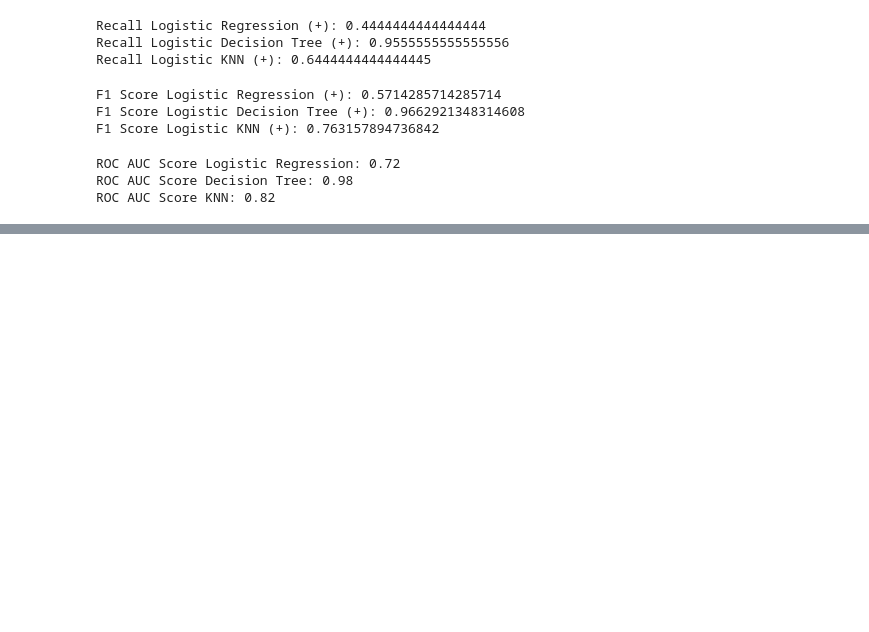
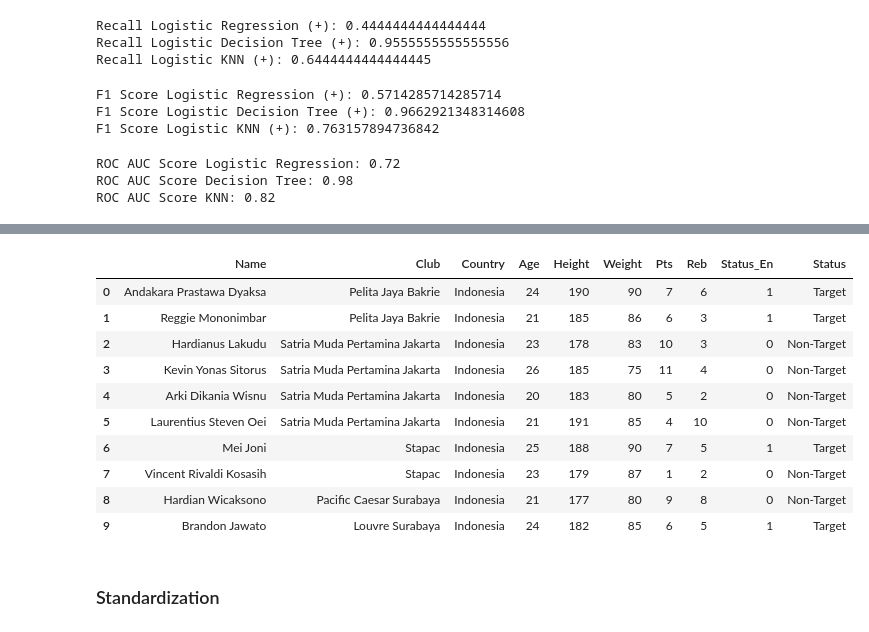
Before and after one commit to ksmrdn/Pemain_Basket, a Jupyter notebook: Classifier_BBall.ipynb, the cells around one changed output, grey strips where cells are left out. Saved outputs shown, nothing was run; the diff lists cells and outputs as text; code cells hidden in the pictures; blank space fills up the shorter version.

```diff
--- a/Classifier_BBall.ipynb
+++ b/Classifier_BBall.ipynb
@@ -597,0 +598,4 @@ ROC AUC Score KNN: 0.82
+# %%
+dfIBL = pd.read_excel('indo_players.xlsx')
+dfIBL = dfIBL.rename(columns={"Avg Points":"Pts","Avg Rebounds":"Reb"})
+dfIBL
@@ -597,0 +614,4 @@ ROC AUC Score KNN: 0.82
+# %%
+df_rekom = dfIBL[(dfIBL['Age']<=25)&(dfIBL['Height']>=180)&(dfIBL['Weight']<=90)&(dfIBL['Pts']>=6)&(dfIBL['Reb']>=3)]
+ind_rekom = df_rekom.index.tolist() #index yang masuk kriteria
+df_rekom #Ada 191 Pemain Target
@@ -597,0 +624,3 @@ ROC AUC Score KNN: 0.82
+# %%
+dfIBL['Status'] = ['Target' if i in ind_rekom else 'Non-Target' for i in range(len(dfIBL.index))]
+dfIBL
@@ -597,0 +639,22 @@ ROC AUC Score KNN: 0.82
+# %%
+### Labeling Target
+le = LabelEncoder()
+df_IBL = dfIBL #mau di drop kolom statusnya
+df_IBL['Status_En'] = le.fit_transform(df_IBL['Status']) ####0 bukan target, 1 target
+df_IBL = df_IBL.drop(["Status_en","Status"], axis=1)
+df_IBL['Status'] = dfIBL['Status']
+df_IBL
+# %% [output]
+|  | Name | Club | Country | Age | Height | Weight | Pts | Reb | Status_En | Status |
+| 0 | Andakara Prastawa Dyaksa | Pelita Jaya Bakrie | Indonesia | 24 | 190 | 90 | 7 | 6 | 1 | Target |
+| 1 | Reggie Mononimbar | Pelita Jaya Bakrie | Indonesia | 21 | 185 | 86 | 6 | 3 | 1 | Target |
+| 2 | Hardianus Lakudu | Satria Muda Pertamina Jakarta | Indonesia | 23 | 178 | 83 | 10 | 3 | 0 | Non-Target |
+| 3 | Kevin Yonas Sitorus | Satria Muda Pertamina Jakarta | Indonesia | 26 | 185 | 75 | 11 | 4 | 0 | Non-Target |
+| 4 | Arki Dikania Wisnu | Satria Muda Pertamina Jakarta | Indonesia | 20 | 183 | 80 | 5 | 2 | 0 | Non-Target |
+| 5 | Laurentius Steven Oei | Satria Muda Pertamina Jakarta | Indonesia | 21 | 191 | 85 | 4 | 10 | 0 | Non-Target |
+| 6 | Mei Joni | Stapac | Indonesia | 25 | 188 | 90 | 7 | 5 | 1 | Target |
+| 7 | Vincent Rivaldi Kosasih | Stapac | Indonesia | 23 | 179 | 87 | 1 | 2 | 0 | Non-Target |
+| 8 | Hardian Wicaksono | Pacific Caesar Surabaya | Indonesia | 21 | 177 | 80 | 9 | 8 | 0 | Non-Target |
+| 9 | Brandon Jawato | Louvre Surabaya | Indonesia | 24 | 182 | 85 | 6 | 5 | 1 | Target |
+# %% [markdown]
+### Standardization
```
Also changed, not shown: parts of 18 cells of this notebook.
